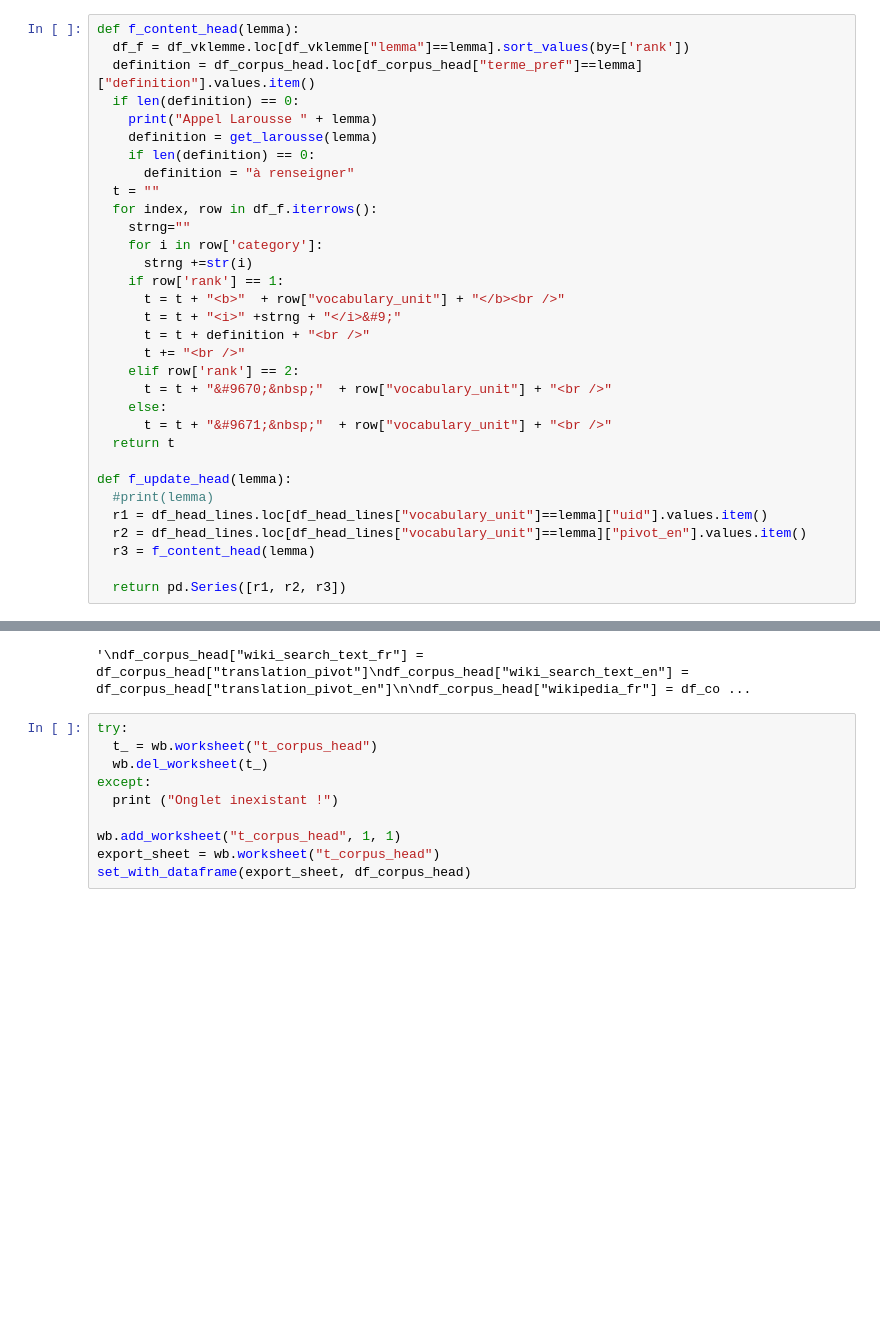
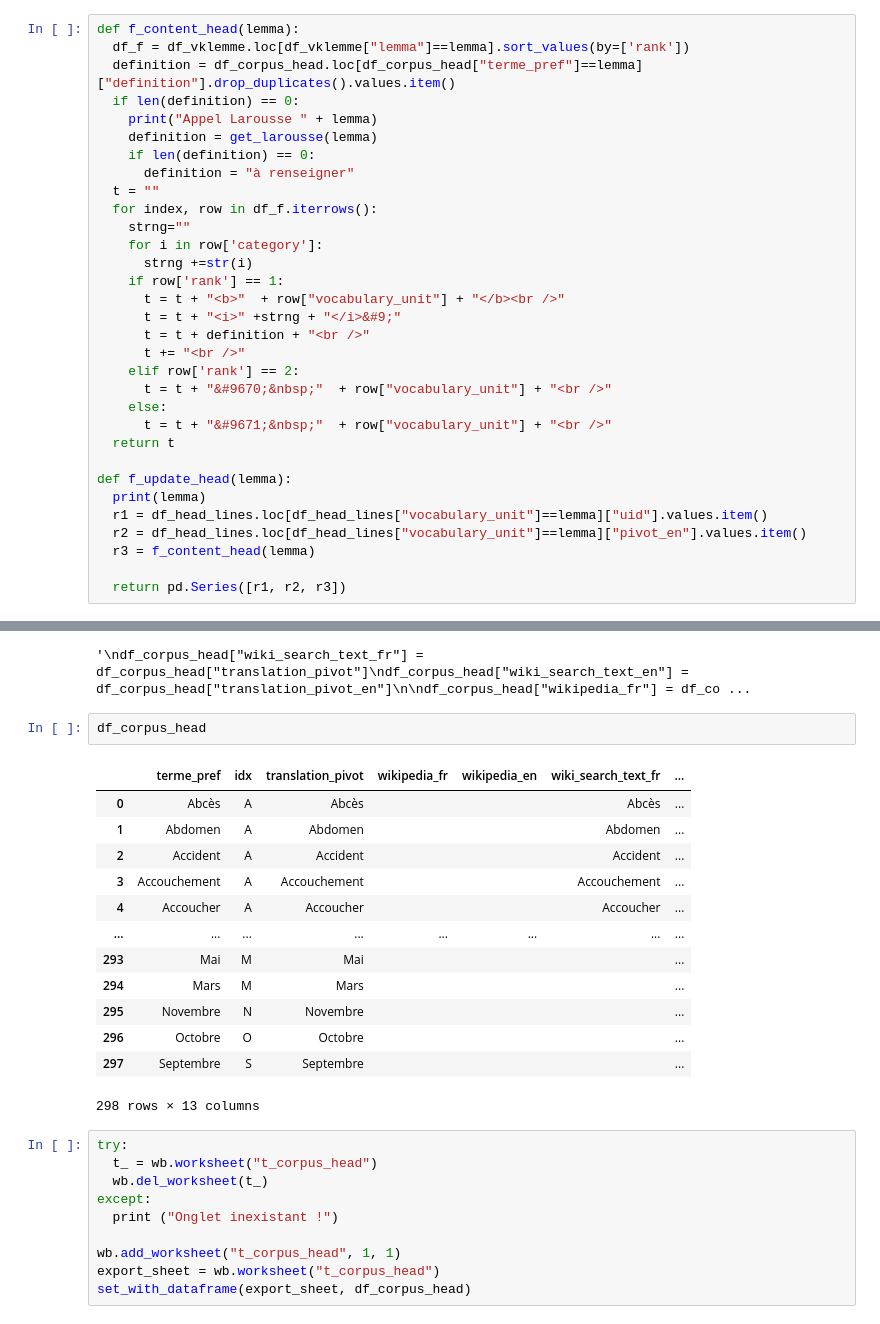
Before and after one commit to gretiere545/langdeck, a Jupyter notebook: langdeck_sync.ipynb, the cells around one changed output, grey strips where cells are left out. Drawn from its saved outputs; the diff is of its cells as text; blank space fills up the shorter version.

```diff
--- a/langdeck_sync.ipynb
+++ b/langdeck_sync.ipynb
@@ -577,7 +550,7 @@ df_head_lines = df_vklemme[(df_vklemme["vocabulary_unit"].isin(df_corpus_head["t
 # %%
 def f_content_head(lemma):
   df_f = df_vklemme.loc[df_vklemme["lemma"]==lemma].sort_values(by=['rank'])
-  definition = df_corpus_head.loc[df_corpus_head["terme_pref"]==lemma]["definition"].values.item()
+  definition = df_corpus_head.loc[df_corpus_head["terme_pref"]==lemma]["definition"].drop_duplicates().values.item()
   if len(definition) == 0:
     print("Appel Larousse " + lemma)
     definition = get_larousse(lemma)
@@ -600,7 +573,7 @@ def f_content_head(lemma):
   return t
 
 def f_update_head(lemma):
-  #print(lemma)
+  print(lemma)
   r1 = df_head_lines.loc[df_head_lines["vocabulary_unit"]==lemma]["uid"].values.item()
   r2 = df_head_lines.loc[df_head_lines["vocabulary_unit"]==lemma]["pivot_en"].values.item()
   r3 = f_content_head(lemma)
@@ -673,6 +664,22 @@ df_corpus_head["wikipedia_en_state"]=df_corpus_head["wikipedia_en"].apply(lambda
 '''
 # %% [output]
 '\ndf_corpus_head["wiki_search_text_fr"] = df_corpus_head["translation_pivot"]\ndf_corpus_head["wiki_search_text_en"] = df_corpus_head["translation_pivot_en"]\n\ndf_corpus_head["wikipedia_fr"] = df_co ...
+# %%
+df_corpus_head
+# %% [output]
+|  | terme_pref | idx | translation_pivot | wikipedia_fr | wikipedia_en | wiki_search_text_fr | ... |
+| 0 | Abcès | A | Abcès |  |  | Abcès | ... |
+| 1 | Abdomen | A | Abdomen |  |  | Abdomen | ... |
+| 2 | Accident | A | Accident |  |  | Accident | ... |
+| 3 | Accouchement | A | Accouchement |  |  | Accouchement | ... |
+| 4 | Accoucher | A | Accoucher |  |  | Accoucher | ... |
+| ... | ... | ... | ... | ... | ... | ... | ... |
+| 293 | Mai | M | Mai |  |  |  | ... |
+| 294 | Mars | M | Mars |  |  |  | ... |
+| 295 | Novembre | N | Novembre |  |  |  | ... |
+| 296 | Octobre | O | Octobre |  |  |  | ... |
+| 297 | Septembre | S | Septembre |  |  |  | ... |
+298 rows × 13 columns
 # %%
 try:
   t_ = wb.worksheet("t_corpus_head")
```
Also changed, not shown: parts of 39 cells of this notebook.
